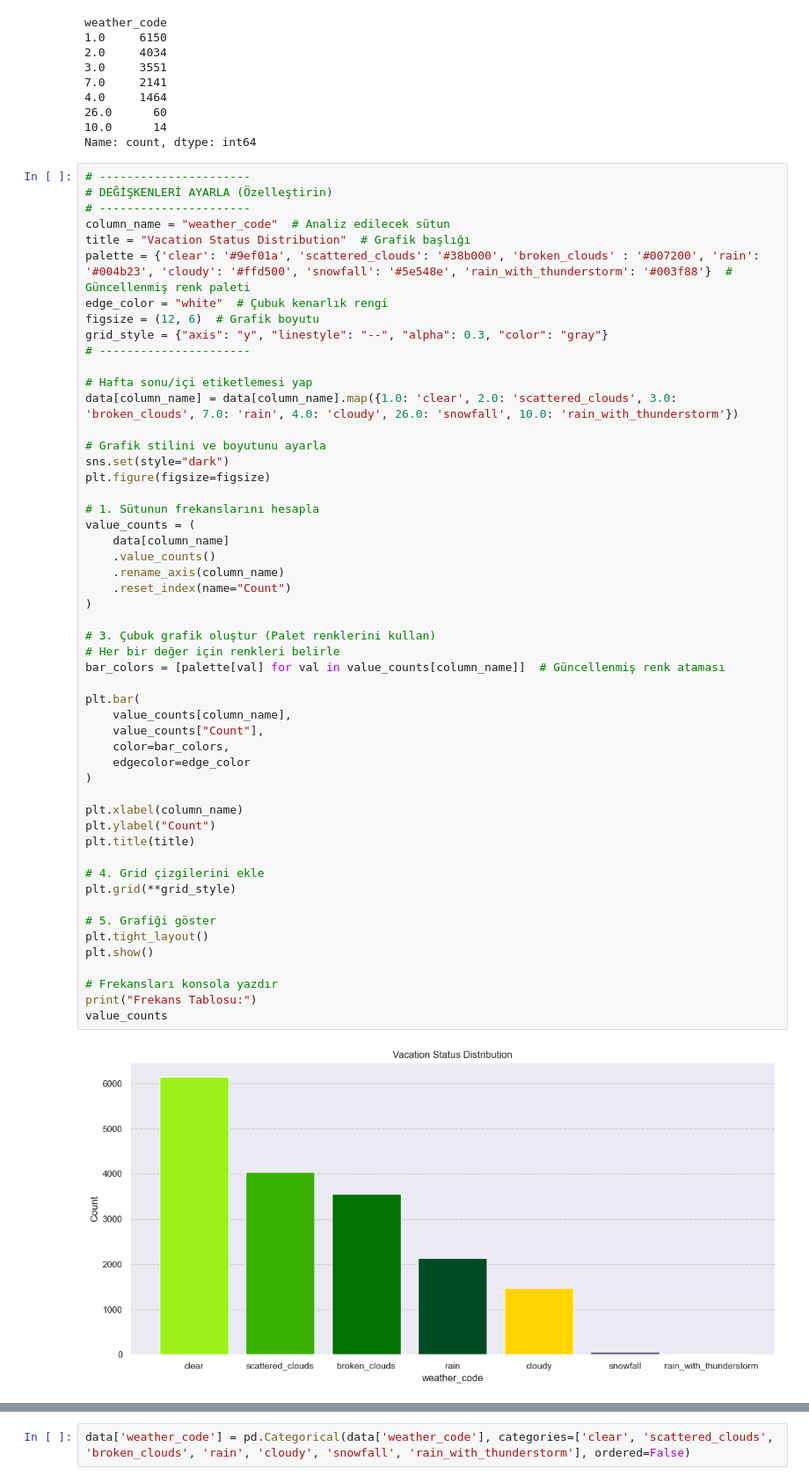
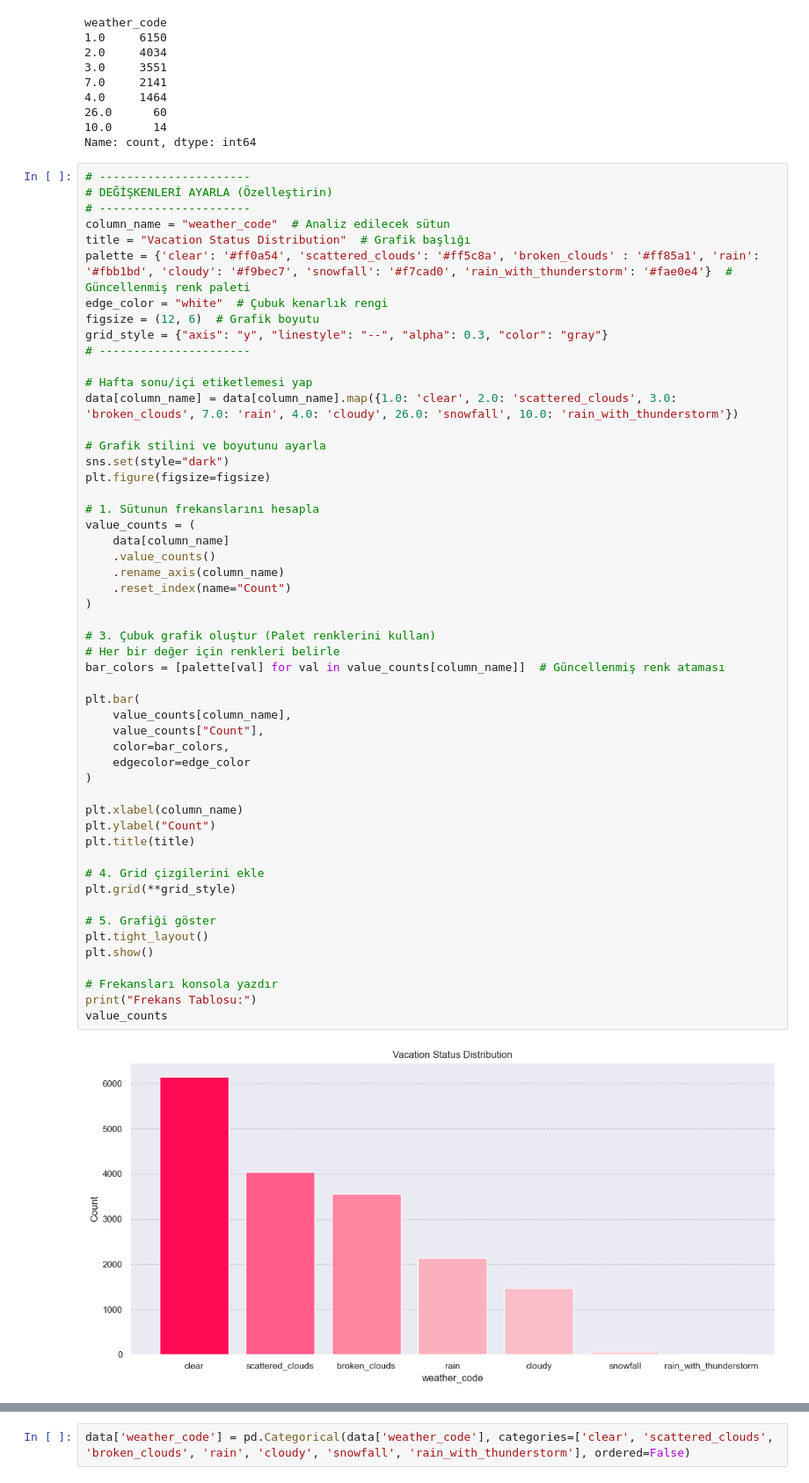
Before and after one commit to SumeyraBayrak/Predictive-Analytics-and-Data-Exploration-Projects, a Jupyter notebook: taslak.ipynb, the cells around one changed output, grey strips where cells are left out. Shown: that part at 88% size. Cells and saved outputs as stored; diff of their text form.

```diff
--- a/taslak.ipynb
+++ b/taslak.ipynb
@@ -432,7 +297,7 @@ Name: count, dtype: int64
 # ----------------------
 column_name = "weather_code"  # Analiz edilecek sütun
 title = "Vacation Status Distribution"  # Grafik başlığı
-palette = {'clear': '#9ef01a', 'scattered_clouds': '#38b000', 'broken_clouds' : '#007200', 'rain': '#004b23', 'cloudy': '#ffd500', 'snowfall': '#5e548e', 'rain_with_thunderstorm': '#003f88'}  # Güncellenmiş renk paleti
+palette = {'clear': '#ff0a54', 'scattered_clouds': '#ff5c8a', 'broken_clouds' : '#ff85a1', 'rain': '#fbb1bd', 'cloudy': '#f9bec7', 'snowfall': '#f7cad0', 'rain_with_thunderstorm': '#fae0e4'}  # Güncellenmiş renk paleti
 edge_color = "white"  # Çubuk kenarlık rengi
 figsize = (12, 6)  # Grafik boyutu
 grid_style = {"axis": "y", "linestyle": "--", "alpha": 0.3, "color": "gray"}
@@ -452,34 +317,34 @@ value_counts = (
     .rename_axis(column_name)
     .reset_index(name="Count")
 )
 
 # 3. Çubuk grafik oluştur (Palet renklerini kullan)
 # Her bir değer için renkleri belirle
 bar_colors = [palette[val] for val in value_counts[column_name]]  # Güncellenmiş renk ataması
 
 plt.bar(
     value_counts[column_name],
     value_counts["Count"],
     color=bar_colors,
     edgecolor=edge_color
 )
 
 plt.xlabel(column_name)
 plt.ylabel("Count")
 plt.title(title)
 
 # 4. Grid çizgilerini ekle
 plt.grid(**grid_style)
 
 # 5. Grafiği göster
 plt.tight_layout()
 plt.show()
 
 # Frekansları konsola yazdır
 print("Frekans Tablosu:")
 value_counts
 # %% [output]
-[figure, old version]
+[figure, new version]
 Frekans Tablosu:
 |  | weather_code | Count |
 | 0 | clear | 6150 |
```
Also changed, not shown: parts of 12 cells of this notebook.
